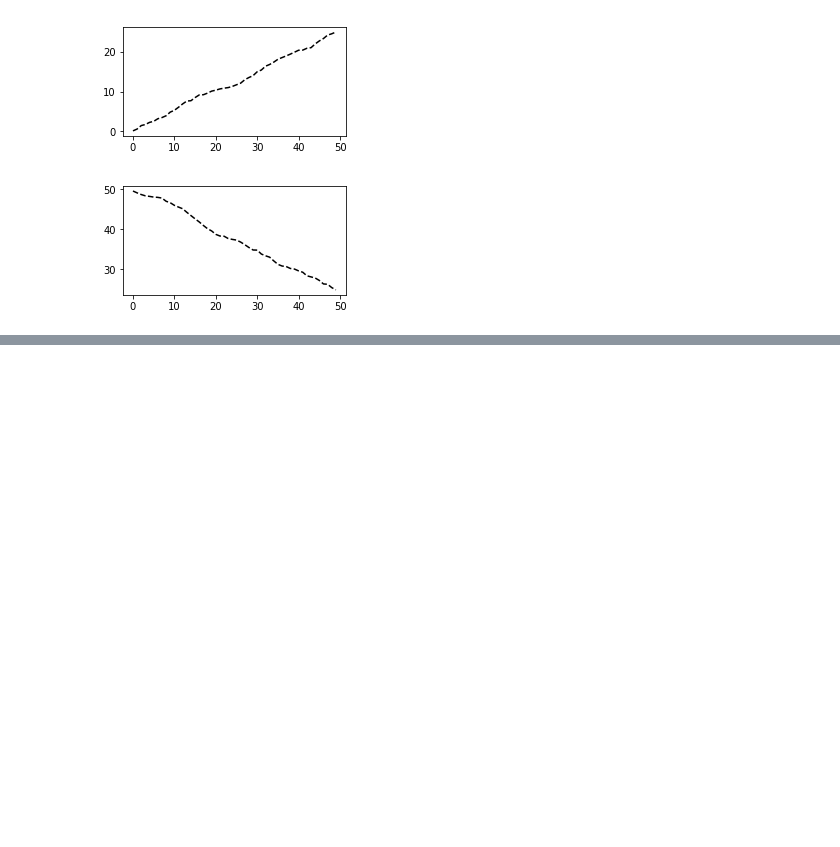
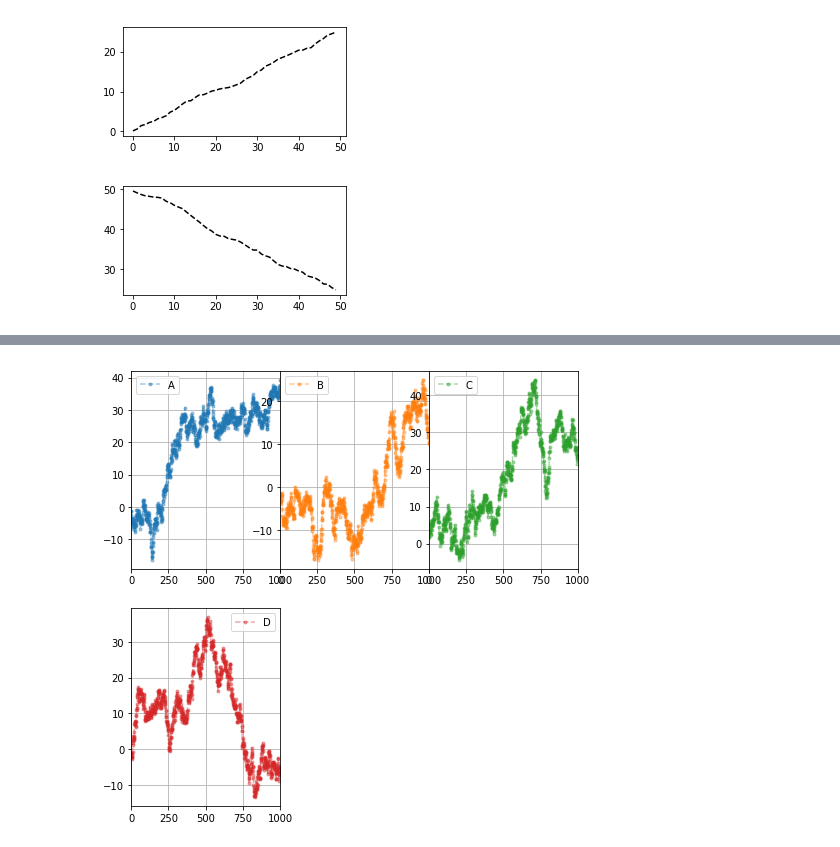
Before and after one commit to Mocha-Pudding/Python-DataAnalysis, a Jupyter notebook: CLASSDATA_Chapter01重点工具：数据解析/CH03图表绘制工具：Matplotlib/【个人笔记2】CH03图表绘制工具：Matplotlib_Part01.ipynb, the cells around one changed output, grey strips where cells are left out. Saved outputs shown, nothing was run; the diff lists cells and outputs as text; code cells hidden in the pictures; blank space fills up the shorter version.

```diff
--- a/CLASSDATA_Chapter01重点工具：数据解析/CH03图表绘制工具：Matplotlib/【个人笔记2】CH03图表绘制工具：Matplotlib_Part01.ipynb
+++ b/CLASSDATA_Chapter01重点工具：数据解析/CH03图表绘制工具：Matplotlib/【个人笔记2】CH03图表绘制工具：Matplotlib_Part01.ipynb
@@ -390,0 +426,14 @@ plt.plot(np.random.randn(50).cumsum(),'b--')
+# %%
+# 子图创建3 - 多系列图，分别绘制
+
+df = pd.DataFrame(np.random.randn(1000, 4), index=ts.index, columns=list('ABCD'))
+df = df.cumsum()
+df.plot(style = '--.',alpha = 0.4,grid = True,figsize = (8,8),
+       subplots = True,
+       layout = (2,3),
+       sharex = False)
+plt.subplots_adjust(wspace=0,hspace=0.2)
+# plt.plot()基本图表绘制函数 → subplots，是否分别绘制系列（子图）
+# layout：绘制子图矩阵，按顺序填充
+# %% [output]
+[figure, added]
```
Also changed, not shown: parts of 3 cells of this notebook.
